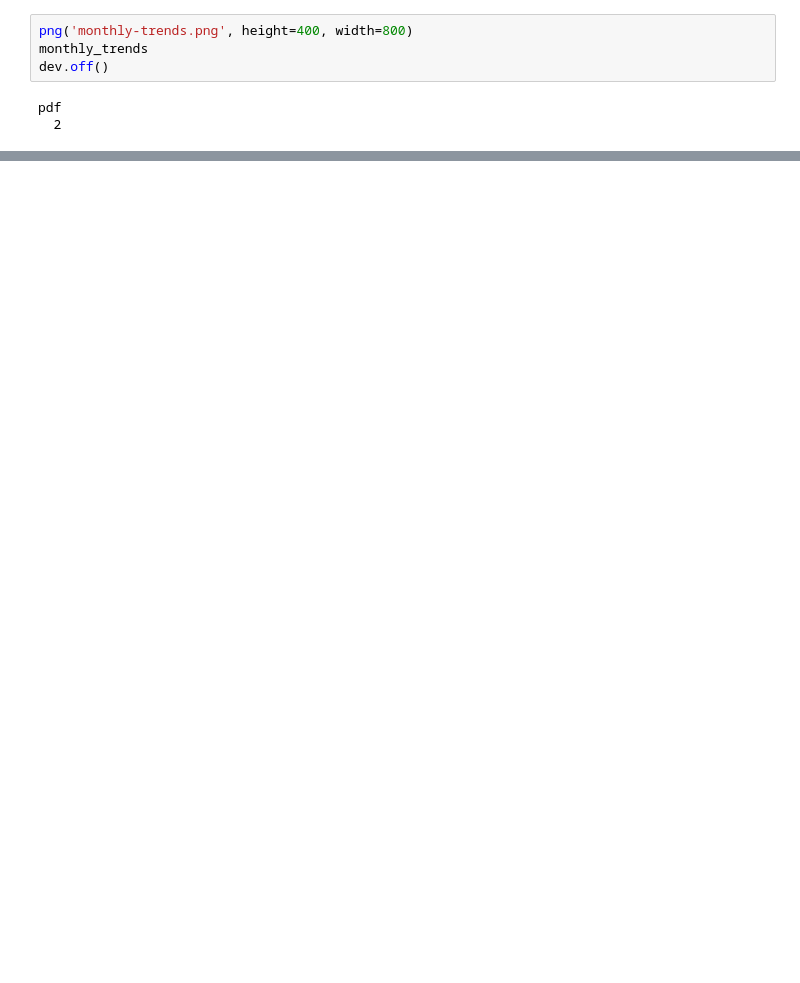
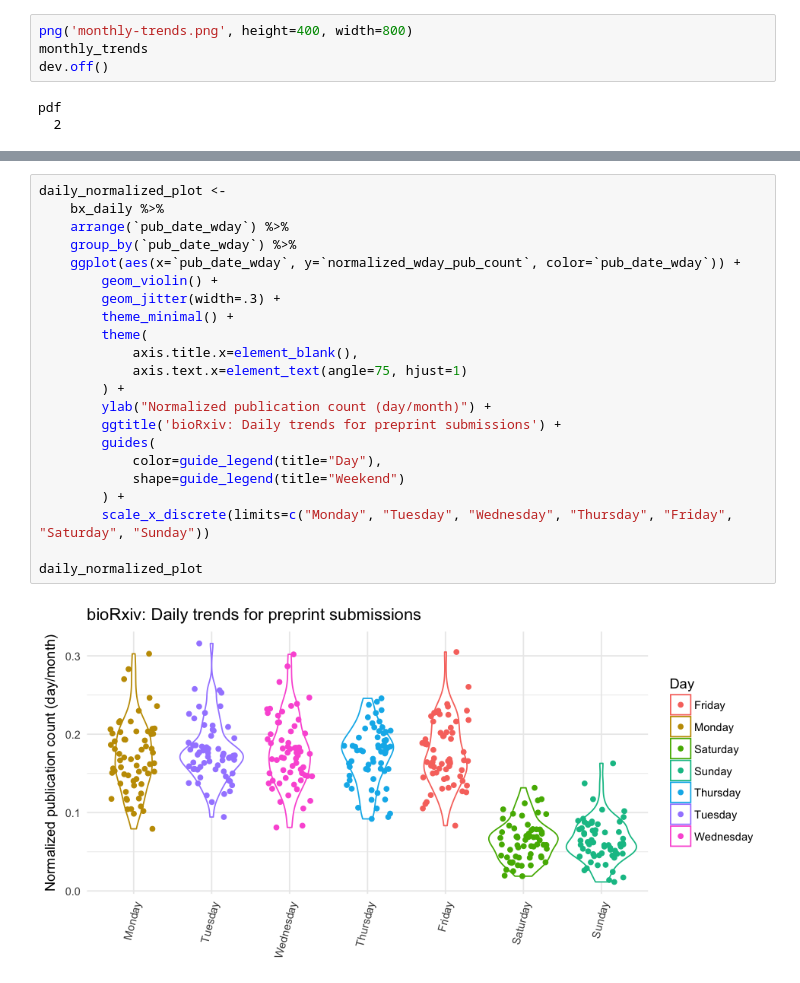
Before and after one commit to armish/bioRxiv-list, a Jupyter notebook: Generate summary plots.ipynb, the cells around one changed output, grey strips where cells are left out. Cells and saved outputs as stored; diff of their text form; blank space fills up the shorter version.

```diff
--- a/Generate summary plots.ipynb
+++ b/Generate summary plots.ipynb
@@ -253,0 +309,24 @@ pdf
+# %%
+daily_normalized_plot <-
+    bx_daily %>%
+    arrange(`pub_date_wday`) %>%
+    group_by(`pub_date_wday`) %>%
+    ggplot(aes(x=`pub_date_wday`, y=`normalized_wday_pub_count`, color=`pub_date_wday`)) +
+        geom_violin() +
+        geom_jitter(width=.3) +
+        theme_minimal() +
+        theme(
+            axis.title.x=element_blank(),
+            axis.text.x=element_text(angle=75, hjust=1)
+        ) +
+        ylab("Normalized publication count (day/month)") +
+        ggtitle('bioRxiv: Daily trends for preprint submissions') +
+        guides(
+            color=guide_legend(title="Day"),
+            shape=guide_legend(title="Weekend")
+        ) +
+        scale_x_discrete(limits=c("Monday", "Tuesday", "Wednesday", "Thursday", "Friday", "Saturday", "Sunday"))
+
+daily_normalized_plot
+# %% [output]
+[figure, added]
```
Also changed, not shown: parts of 6 cells of this notebook, 4 other files.
